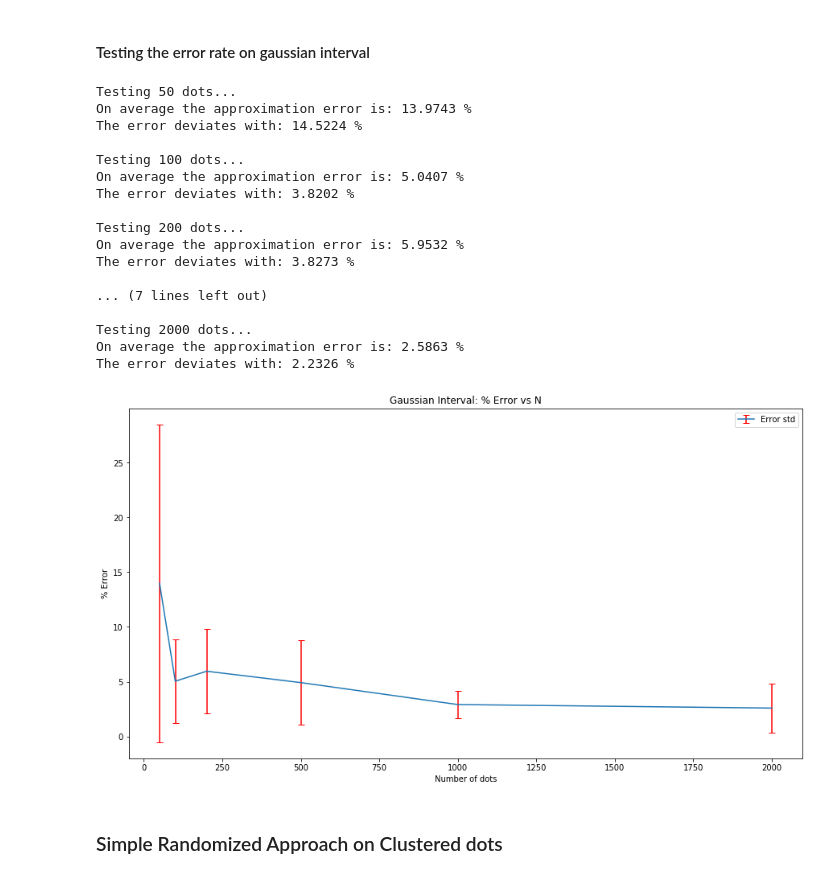
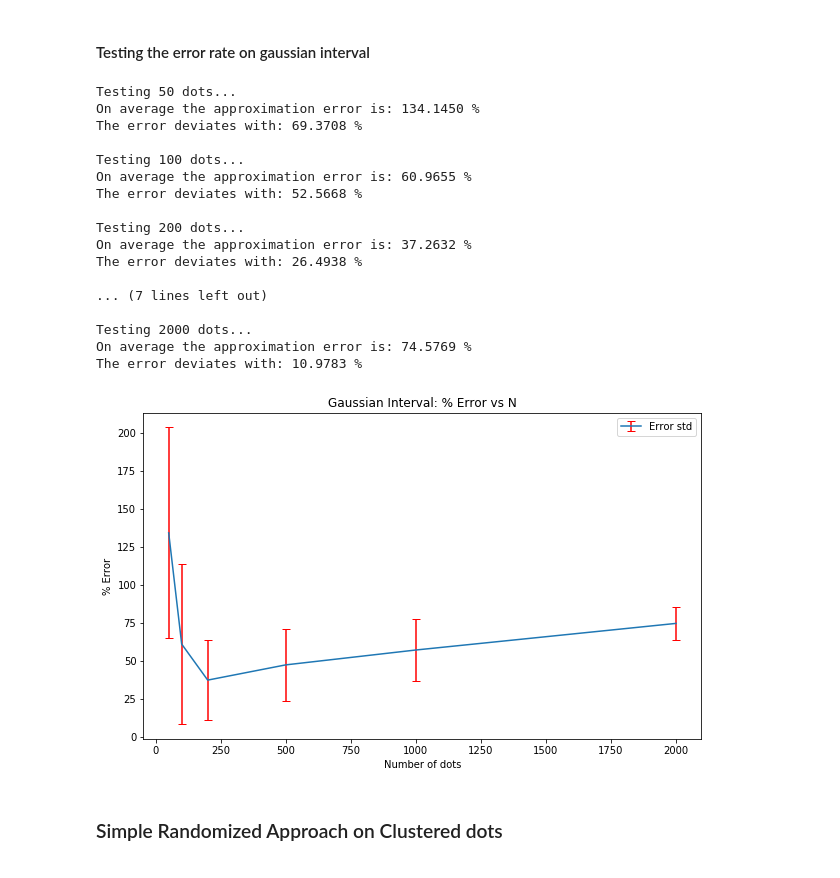
Before and after one commit to sebastiandro/probing-density, a Jupyter notebook: Probing Density.ipynb, the cells around one changed output. Saved outputs shown, nothing was run; the diff lists cells and outputs as text; code cells hidden in the pictures.

```diff
--- a/Probing Density.ipynb
+++ b/Probing Density.ipynb
@@ -166,11 +188,7 @@ Let's run the simple probing algorithm and see some approximations
 # %%
 approximations = []
 for i in range(100):
-    n_approx = simple_probing(dots, 1000, 0, 1)
+    n_approx = simple_probing(dots, 100, 0, 1)
     approximations.append(n_approx)
 
 aprx = np.array(approximations)
-sd_mean = aprx.mean();
-sd_std = aprx.std();
-print("Sample Distribution Mean: %.2f" % sd_mean)
-print("Sample Distribution STD: %.2f" % sd_std)
@@ -196,9 +219,8 @@ Looks pretty neat! The barplot makes it look like we're ways off, but in reality
 # %% [markdown]
 #### Error Rate as we increase N
 # %%
-def test_error_rate(random_fn):
+def test_error_rate(probing_fn='simple_probe', distr_type='uniform', Ns = [50, 100, 200, 500, 1000, 2000]):
     err_runs = 10
-    Ns = [50, 100, 200, 500, 1000, 2000]
     relative_err_means = []
     relative_err_std = []
     for n in Ns:
@@ -207,11 +229,15 @@ def test_error_rate(random_fn):
         for i_run in range(err_runs):
             d_n = (1 / n) * 0.01
             approximations = []
-            dots_n = generate_dots(n,d_n, random_fn)
-            dots_n.sort()
+            dots_n = create_dots_distr(n, distr_type)
 
             for i in range(100):
-                n_approx = simple_probing(dots_n, 1000, 0, 1)
+                if probing_fn == 'simple_probe':
+                    n_approx = simple_probing(dots_n, 100, 0, 1)
+                elif probing_fn == 'simple_probe_no_replacement':
+                    n_probes = n // 10
+                    n_approx = simple_probing_no_replacement(dots_n, n_probes, 0, 1)
+
                 approximations.append(n_approx)
 
             aprx = np.array(approximations)
@@ -227,6 +253,6 @@ def test_error_rate(random_fn):
 
     return Ns, relative_err_means, relative_err_std
 # %%
-Ns, relative_err_means, relative_err_std = test_error_rate(custom_randunif)
+Ns, relative_err_means, relative_err_std = test_error_rate()
 # %% [output]
 Testing 50 dots...
@@ -249,6 +275,6 @@ The error deviates with: 0.6242 %
 # %%
 def plot_error_rate(Ns, relative_err_means, relative_err_std, title='% Error vs N'):
-    plt.figure(figsize=(15,8))
+    plt.figure(figsize=(10,6))
     plt.errorbar(Ns, np.array(relative_err_means)*100, yerr=np.array(relative_err_std)*100, capsize=4, ecolor='r',
                 label='Error std')
     plt.xlabel('Number of dots')
@@ -292,27 +305,27 @@ Oh well, this did now work very well
 # %% [markdown]
 #### Testing the error rate on gaussian interval
 # %%
-Ns, relative_err_means, relative_err_std = test_error_rate(custom_randunif)
+Ns, relative_err_means, relative_err_std = test_error_rate(distr_type='gaussian')
 plot_error_rate(Ns, relative_err_means, relative_err_std, title='Gaussian Interval: % Error vs N')
 # %% [output]
 Testing 50 dots...
-On average the approximation error is: 13.9743 %
-The error deviates with: 14.5224 %
+On average the approximation error is: 134.1450 %
+The error deviates with: 69.3708 %
 
 Testing 100 dots...
-On average the approximation error is: 5.0407 %
-The error deviates with: 3.8202 %
+On average the approximation error is: 60.9655 %
+The error deviates with: 52.5668 %
 
 Testing 200 dots...
-On average the approximation error is: 5.9532 %
-The error deviates with: 3.8273 %
+On average the approximation error is: 37.2632 %
+The error deviates with: 26.4938 %
 
 ... (7 lines left out)
 
 Testing 2000 dots...
-On average the approximation error is: 2.5863 %
-The error deviates with: 2.2326 %
+On average the approximation error is: 74.5769 %
+The error deviates with: 10.9783 %
-[figure, old version]
+[figure, new version]
 # %% [markdown]
 ### Simple Randomized Approach on Clustered dots
 # %%
```
Also changed, not shown: parts of 29 cells of this notebook.
